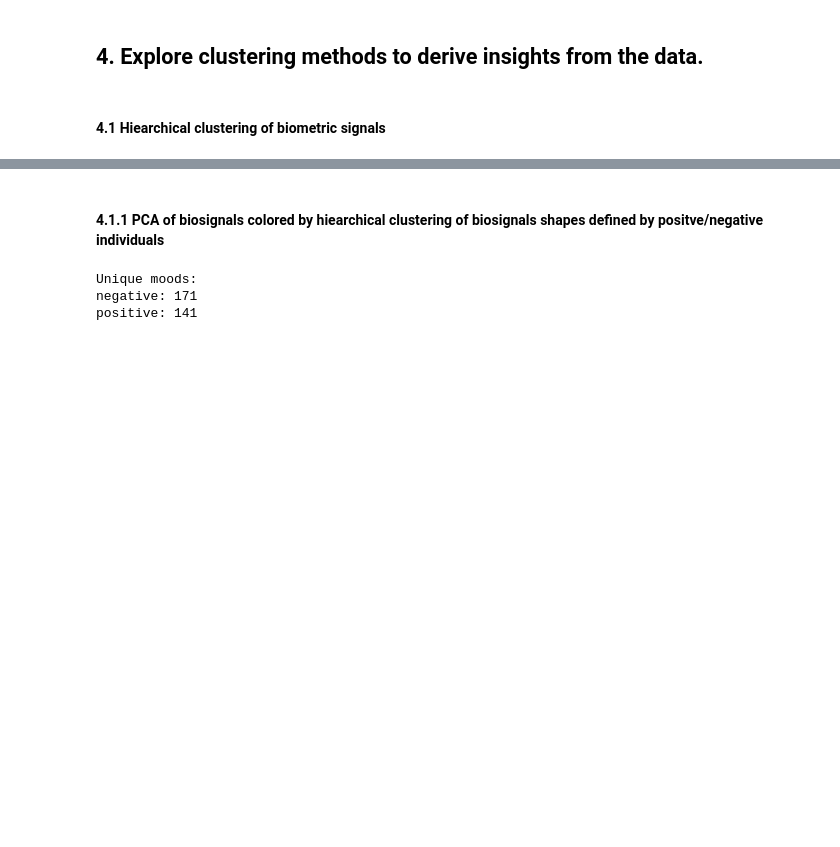
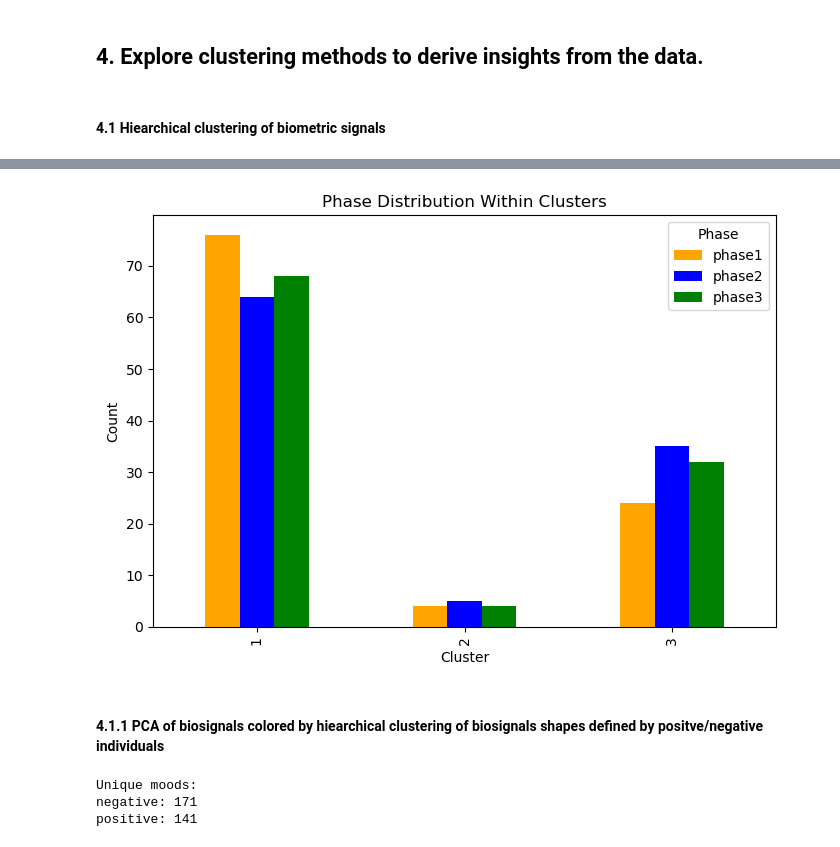
Before and after one commit to AntonWangDTU/case_2, a Jupyter notebook: src_anton/case_2_data.ipynb, the cells around one changed output, grey strips where cells are left out. Cells and saved outputs as stored; diff of their text form; code cells hidden in the pictures; blank space fills up the shorter version.

```diff
--- a/src_anton/case_2_data.ipynb
+++ b/src_anton/case_2_data.ipynb
@@ -263,3 +325,32 @@ plt.show()
+# %%
+import matplotlib.pyplot as plt
+import pandas as pd
+
+# Calculate phase counts within each cluster
+cluster_phase_counts = (
+    data_pd.groupby(['AgglomerativeClusterBio3', 'Phase'])
+    .size()
+    .unstack(fill_value=0)
+    .reindex([1, 2, 3], fill_value=0)  # Ensure clusters 1, 2, 3 are in order
+)
+
+# Define colors: orange (phase1), blue (phase2), green (phase3)
+colors = ['orange', 'blue', 'green']
+
+# Plot phase distribution within clusters (grouped bars)
+fig, ax = plt.subplots(figsize=(7, 5))
+cluster_phase_counts.plot(kind='bar', ax=ax, color=colors)
+
+ax.set_title('Phase Distribution Within Clusters')
+ax.set_xlabel('Cluster')
+ax.set_ylabel('Count')
+ax.legend(title='Phase')
+
+plt.tight_layout()
+plt.savefig('../plots/3phase_3cluster_within_counts.png', dpi=300, bbox_inches='tight')
+plt.show()
+# %% [output]
+[figure, added]
 # %% [markdown]
 #### 4.1.1 PCA of biosignals colored by hiearchical clustering of biosignals shapes defined by positve/negative individuals
 # %%
```
Also changed, not shown: parts of 9 cells of this notebook.
